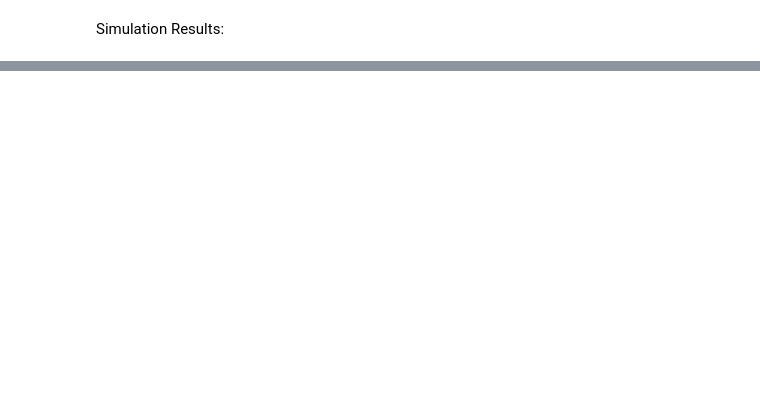
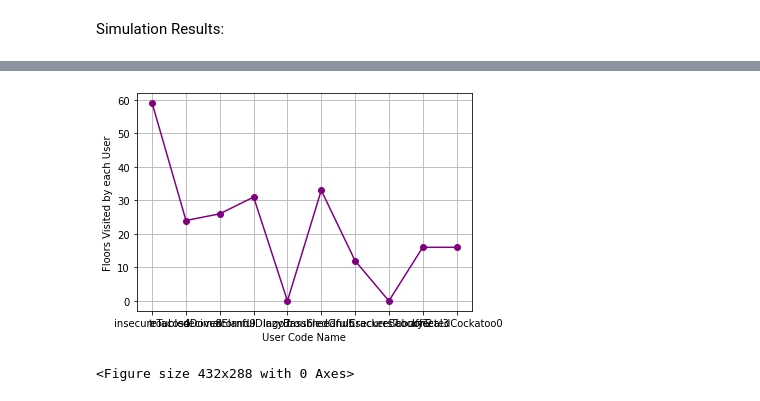
Before and after one commit to NikkiBausch/Practical_Machine_Learning_Assignment_1, a Jupyter notebook: Assignment_6.ipynb, the cells around one changed output, grey strips where cells are left out. Cells and saved outputs as stored; diff of their text form; code cells hidden in the pictures; blank space fills up the shorter version.

```diff
--- a/Assignment_6.ipynb
+++ b/Assignment_6.ipynb
@@ -270,0 +267,19 @@ Here's the silly name the random username generator came up with for our test el
+# %%
+import matplotlib.pyplot as pyplot
+%matplotlib inline
+
+user_and_floor_info = {"insecureTacos4": 59, "troubledDove8": 24, "decimalEland9": 26, "scornfulDingo7": 31, "lazyBass6": 0, "troubledGnu5": 33, "needfulCrackers7": 12, "insecureBaboon2": 0, "cockyTeal3": 16, "affectedCockatoo0": 16}
+#print(user_and_floor_info)
+
+x_axis = [key for key, value in user_and_floor_info.items()]
+y_axis = [value for key, value in user_and_floor_info.items()]
+pyplot.grid(True)
+
+pyplot.plot(x_axis, y_axis, color = 'purple', marker = 'o')
+pyplot.xlabel("User Code Name")
+pyplot.ylabel("Floors Visited by each User")
+pyplot.figure(figsize(20, 14)
+pyplot.show()
+# %% [output]
+[figure, added]
+<Figure size 432x288 with 0 Axes>
```
Also changed, not shown: parts of 4 cells of this notebook.
